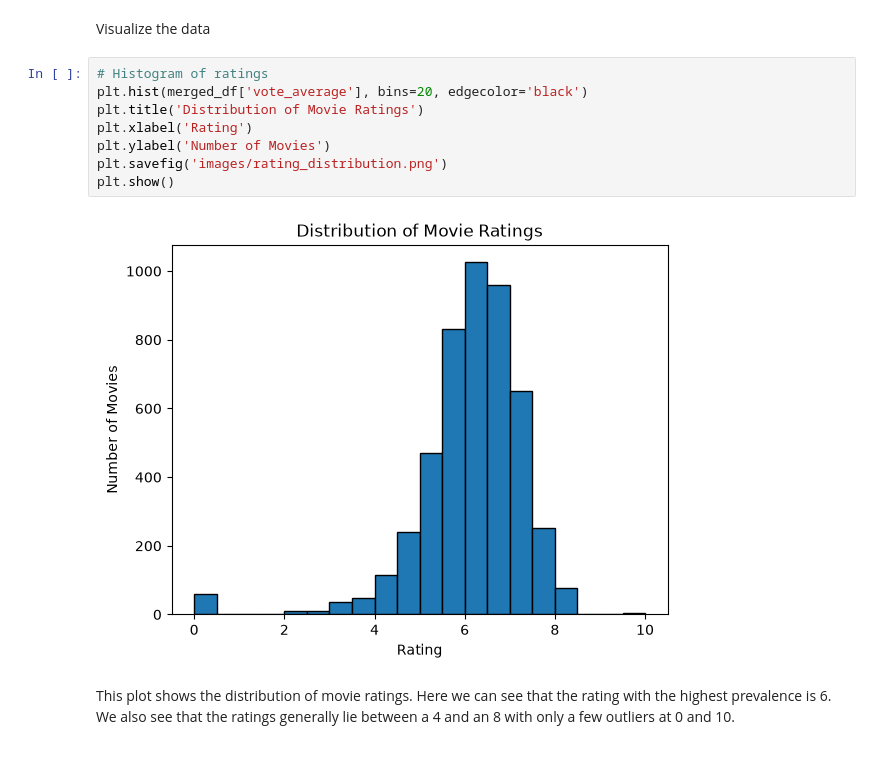
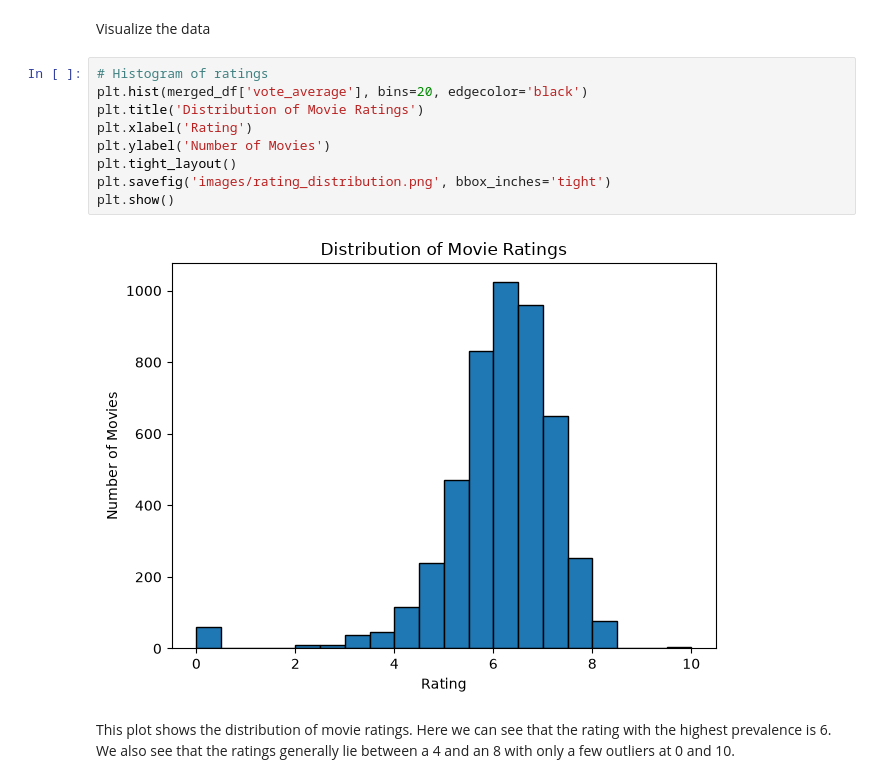
Before and after one commit to knicolosi313/CineML, a Jupyter notebook: stage_1.ipynb, the cells around one changed output. Drawn from its saved outputs; the diff is of its cells as text.

Commit message:
fixed image sizing

```diff
--- a/stage_1.ipynb
+++ b/stage_1.ipynb
@@ -192,13 +192,14 @@ Visualize the data
 # %%
 # Histogram of ratings
 plt.hist(merged_df['vote_average'], bins=20, edgecolor='black')
 plt.title('Distribution of Movie Ratings')
 plt.xlabel('Rating')
 plt.ylabel('Number of Movies')
-plt.savefig('images/rating_distribution.png')
+plt.tight_layout()
+plt.savefig('images/rating_distribution.png', bbox_inches='tight')
 plt.show()
 # %% [output]
-[figure, old version]
+[figure, new version]
 # %% [markdown]
 This plot shows the distribution of movie ratings. Here we can see that the rating with the highest prevalence is 6. We also see that the ratings generally lie between a 4 and an 8 with only a few outliers at 0 and 10.
 # %%
```
Also changed, not shown: parts of 3 cells of this notebook, 8 other files.
